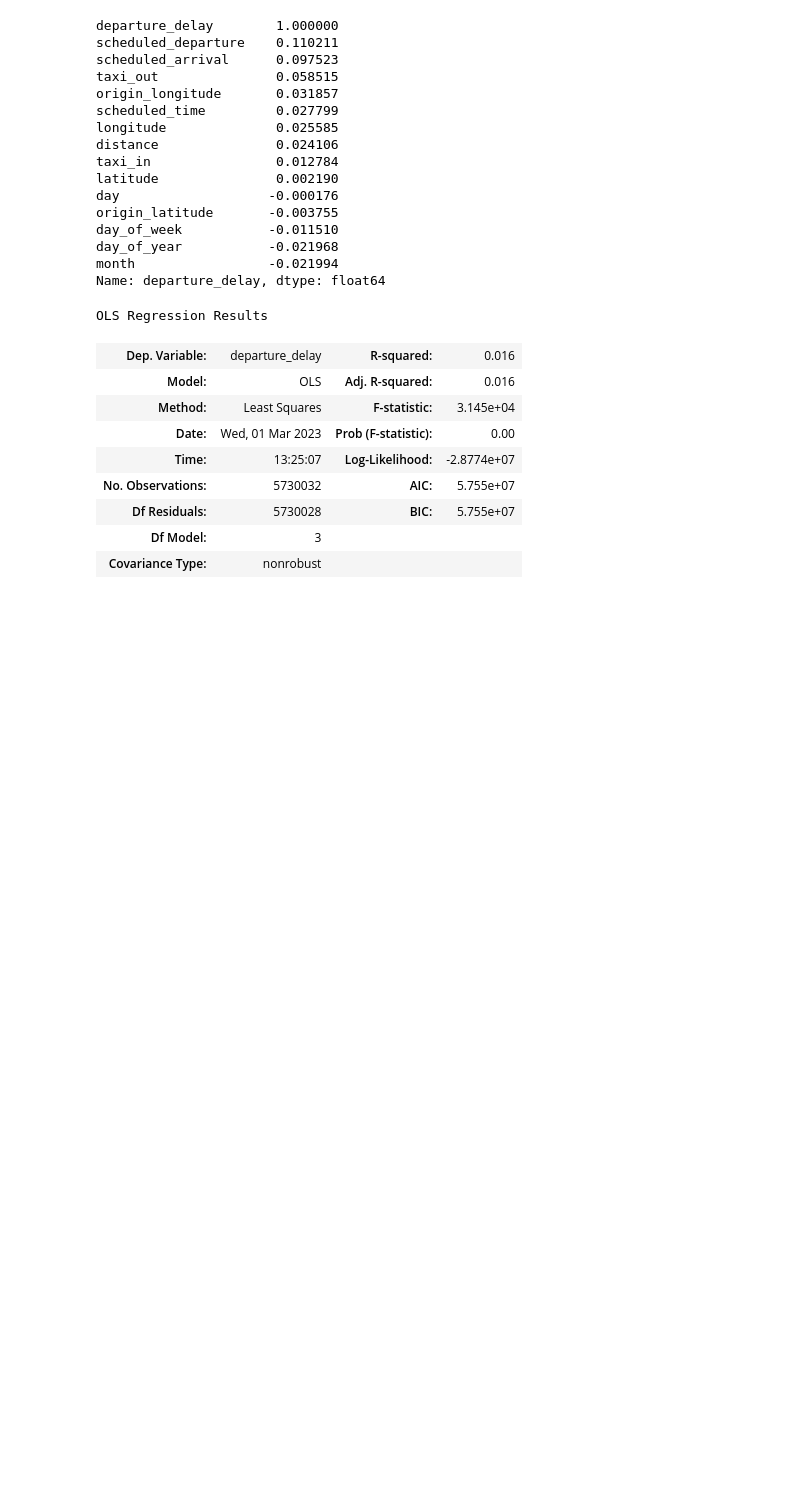
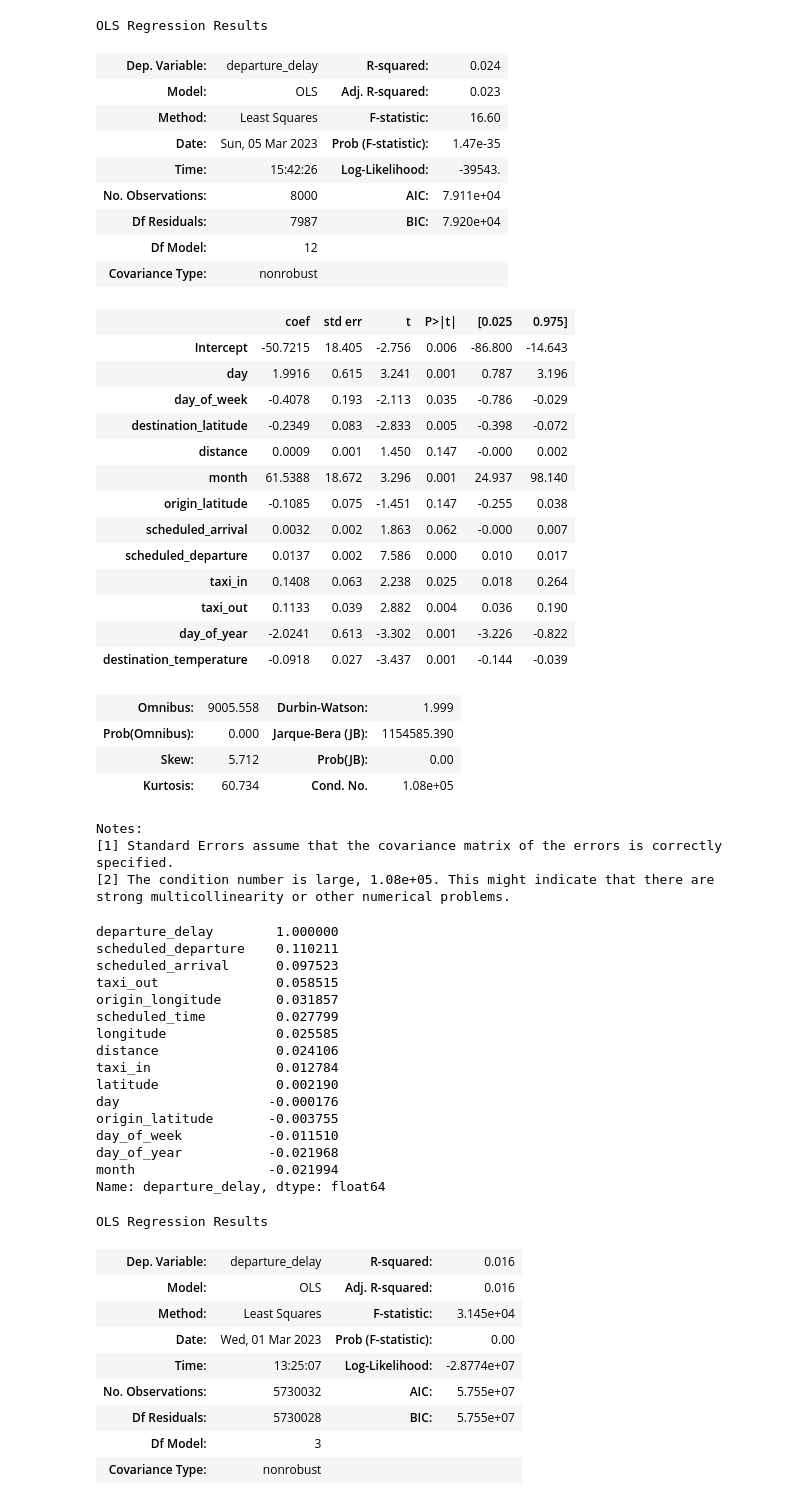
Before and after one commit to bencaterine/ding-ding-ding, a Jupyter notebook: subset-selection.ipynb, the cells around one changed output. Drawn from its saved outputs; the diff is of its cells as text; code cells hidden in the pictures; blank space fills up the shorter version.

```diff
--- a/subset-selection.ipynb
+++ b/subset-selection.ipynb
@@ -97,0 +25,38 @@ Index(['airline', 'city_destination', 'city_origin', 'day', 'day_of_week',
+# %%
+# drop all categorical variables from train
+train_drop = train.drop(['airline', 'destination_airport', 'origin_airport', 'state_destination', 'state_origin'], axis=1)
+# %%
+X = train[['airline', 'day', 'day_of_week', 'destination_airport', 'destination_latitude', 'destination_longitude', 'distance', 'month', 'origin_airport', 'origin_latitude', 'origin_longitude', 'scheduled_arrival', 'scheduled_departure', 'scheduled_time', 'state_destination', 'state_origin', 'taxi_in', 'taxi_out', 'day_of_year', 'origin_temperature', 'destination_temperature']]
+# take out all categorical variables
+X = X.drop(['airline', 'destination_airport', 'origin_airport', 'state_destination', 'state_origin'], axis=1)
+# %%
+#Function to develop a model based on all predictors in predictor_subset
+def processSubset(predictor_subset):
+    # Fit model on feature_set and calculate R-squared
+    model = smf.ols('departure_delay~' + '+'.join(predictor_subset),data = train_drop).fit()
+    Rsquared = model.rsquared
+    return {"model":model, "Rsquared":Rsquared}
+#Function to select the best model amongst all models with 'k' predictors
+def getBest_model(k):
+    tic = time.time()
+    results = []
+    for combo in itertools.combinations(X.columns, k):
+        results.append(processSubset((list(combo))))
+
+    # Wrap everything up in a dataframe
+    models = pd.DataFrame(results)
+
+    # Choose the model with the highest RSS
+    best_model = models.loc[models['Rsquared'].argmax()]
+
+    toc = time.time()
+    print("Processed", models.shape[0], "models on", k, "predictors in", (toc-tic), "seconds.")
+    return best_model
+# %%
+#Function to select the best model amongst the best models for 'k' predictors, where k = 1,2,3,..
+models_best = pd.DataFrame(columns=["Rsquared", "model"])
+tic = time.time()
+for i in range(1,1+X.shape[1]):
+    models_best.loc[i] = getBest_model(i)
+toc = time.time()
+print("Total elapsed time:", (toc-tic), "seconds.")
@@ -98,3 +125,39 @@ Index(['airline', 'city_destination', 'city_origin', 'day', 'day_of_week',
+# %%
+best_subset_model = models_best.loc[12,'model'] # best model based on AIC and adjusted R-squared
+models_best.loc[12,'model'].summary()
+# %% [output]
+OLS Regression Results
+| Dep. Variable: | departure_delay | R-squared: | 0.024 |
+| Model: | OLS | Adj. R-squared: | 0.023 |
+| Method: | Least Squares | F-statistic: | 16.60 |
+| Date: | Sun, 05 Mar 2023 | Prob (F-statistic): | 1.47e-35 |
+| Time: | 15:42:26 | Log-Likelihood: | -39543. |
+| No. Observations: | 8000 | AIC: | 7.911e+04 |
+| Df Residuals: | 7987 | BIC: | 7.920e+04 |
+| Df Model: | 12 |  |  |
+| Covariance Type: | nonrobust |  |  |
+|  | coef | std err | t | P>|t| | [0.025 | 0.975] |
+| Intercept | -50.7215 | 18.405 | -2.756 | 0.006 | -86.800 | -14.643 |
+| day | 1.9916 | 0.615 | 3.241 | 0.001 | 0.787 | 3.196 |
+| day_of_week | -0.4078 | 0.193 | -2.113 | 0.035 | -0.786 | -0.029 |
+| destination_latitude | -0.2349 | 0.083 | -2.833 | 0.005 | -0.398 | -0.072 |
+| distance | 0.0009 | 0.001 | 1.450 | 0.147 | -0.000 | 0.002 |
+| month | 61.5388 | 18.672 | 3.296 | 0.001 | 24.937 | 98.140 |
+| origin_latitude | -0.1085 | 0.075 | -1.451 | 0.147 | -0.255 | 0.038 |
+| scheduled_arrival | 0.0032 | 0.002 | 1.863 | 0.062 | -0.000 | 0.007 |
+| scheduled_departure | 0.0137 | 0.002 | 7.586 | 0.000 | 0.010 | 0.017 |
+| taxi_in | 0.1408 | 0.063 | 2.238 | 0.025 | 0.018 | 0.264 |
+| taxi_out | 0.1133 | 0.039 | 2.882 | 0.004 | 0.036 | 0.190 |
+| day_of_year | -2.0241 | 0.613 | -3.302 | 0.001 | -3.226 | -0.822 |
+| destination_temperature | -0.0918 | 0.027 | -3.437 | 0.001 | -0.144 | -0.039 |
+| Omnibus: | 9005.558 | Durbin-Watson: | 1.999 |
+| Prob(Omnibus): | 0.000 | Jarque-Bera (JB): | 1154585.390 |
+| Skew: | 5.712 | Prob(JB): | 0.00 |
+| Kurtosis: | 60.734 | Cond. No. | 1.08e+05 |
+Notes:
+[1] Standard Errors assume that the covariance matrix of the errors is correctly specified.
+[2] The condition number is large, 1.08e+05. This might indicate that there are
+strong multicollinearity or other numerical problems.
 # %%
 # variables most corrleated with departure delay
 flights_clean.corr().departure_delay.sort_values(ascending=False)
```
Also changed, not shown: parts of 14 cells of this notebook.
